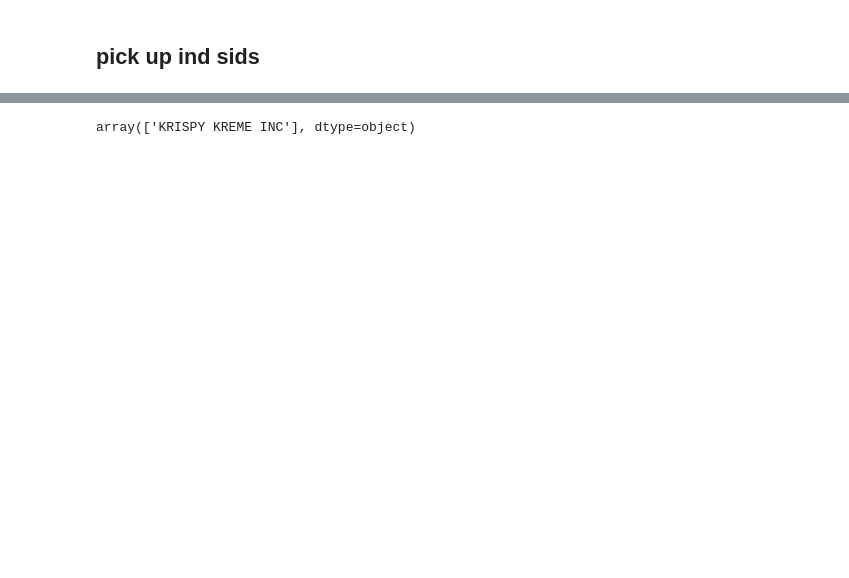
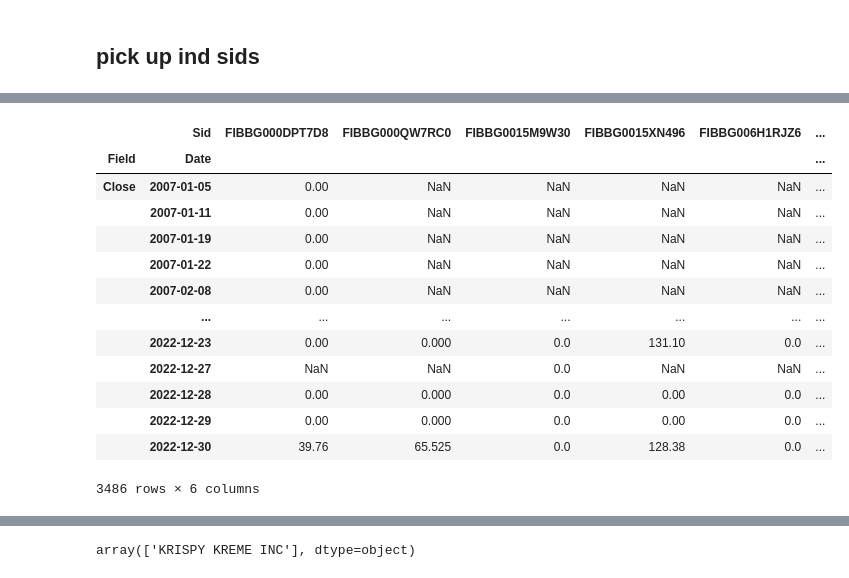
Before and after one commit to sculd/quantrocket_trading_currency_flow, a Jupyter notebook: sid_selection.ipynb, the cells around one changed output, grey strips where cells are left out. Drawn from its saved outputs; the diff is of its cells as text; code cells hidden in the pictures; blank space fills up the shorter version.

```diff
--- a/sid_selection.ipynb
+++ b/sid_selection.ipynb
@@ -343,0 +401,17 @@ get_prices("global-1d", sids=["FIBBG0015M9W30"], fields="Close", data_frequency=
+# %%
+df_ind * (df_return_ind > 0)
+# %% [output]
+|  | Sid | FIBBG000DPT7D8 | FIBBG000QW7RC0 | FIBBG0015M9W30 | FIBBG0015XN496 | FIBBG006H1RJZ6 | ... |
+| Field | Date |  |  |  |  |  | ... |
+| Close | 2007-01-05 | 0.00 | NaN | NaN | NaN | NaN | ... |
+|  | 2007-01-11 | 0.00 | NaN | NaN | NaN | NaN | ... |
+|  | 2007-01-19 | 0.00 | NaN | NaN | NaN | NaN | ... |
+|  | 2007-01-22 | 0.00 | NaN | NaN | NaN | NaN | ... |
+|  | 2007-02-08 | 0.00 | NaN | NaN | NaN | NaN | ... |
+|  | ... | ... | ... | ... | ... | ... | ... |
+|  | 2022-12-23 | 0.00 | 0.000 | 0.0 | 131.10 | 0.0 | ... |
+|  | 2022-12-27 | NaN | NaN | 0.0 | NaN | NaN | ... |
+|  | 2022-12-28 | 0.00 | 0.000 | 0.0 | 0.00 | 0.0 | ... |
+|  | 2022-12-29 | 0.00 | 0.000 | 0.0 | 0.00 | 0.0 | ... |
+|  | 2022-12-30 | 39.76 | 65.525 | 0.0 | 128.38 | 0.0 | ... |
+3486 rows × 6 columns
```
Also changed, not shown: parts of 16 cells of this notebook, 4 other files.
